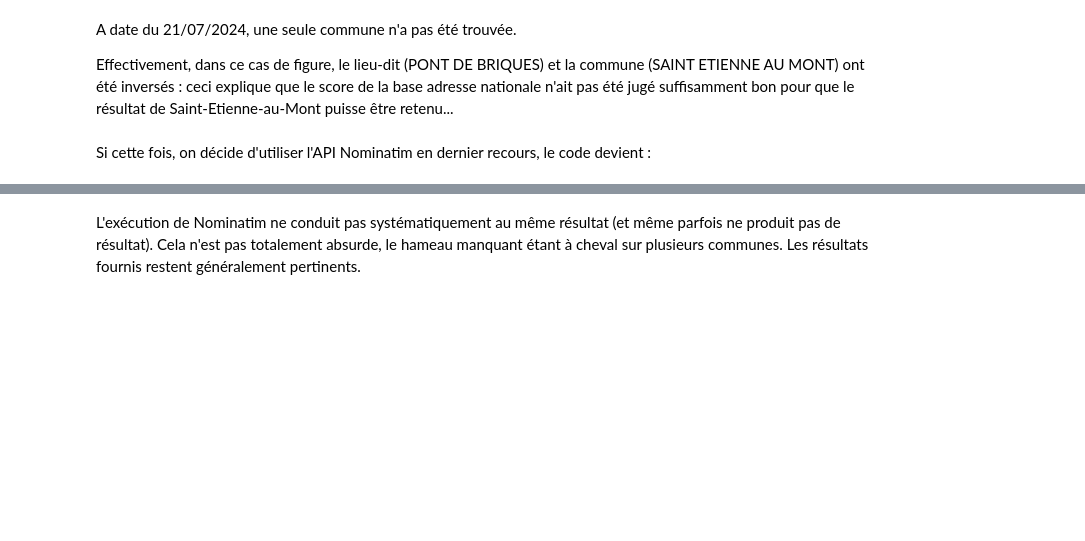
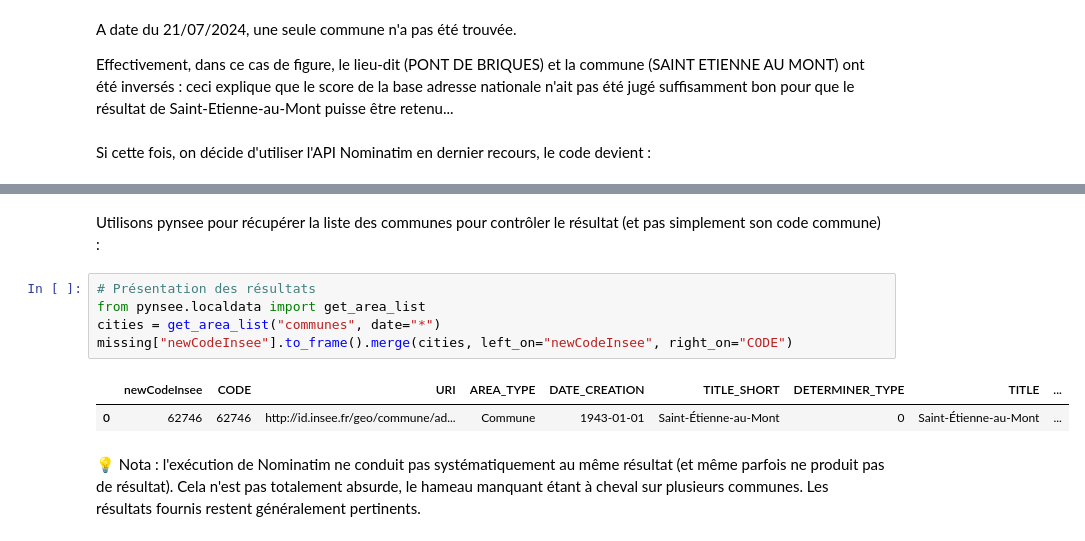
Before and after one commit to tgrandje/french-cities, a Jupyter notebook: notebooks_docs/usecase_1.ipynb, the cells around one changed output, grey strips where cells are left out. Saved outputs shown, nothing was run; the diff lists cells and outputs as text; blank space fills up the shorter version.

```diff
--- a/notebooks_docs/usecase_1.ipynb
+++ b/notebooks_docs/usecase_1.ipynb
@@ -202,2 +203,12 @@ Name: newCodeInsee, dtype: object
+# %% [markdown]
+Utilisons pynsee pour récupérer la liste des communes pour contrôler le résultat (et pas simplement son code commune) :
+# %%
+# Présentation des résultats
+from pynsee.localdata import get_area_list
+cities = get_area_list("communes", date="*")
+missing["newCodeInsee"].to_frame().merge(cities, left_on="newCodeInsee", right_on="CODE")
+# %% [output]
+|  | newCodeInsee | CODE | URI | AREA_TYPE | DATE_CREATION | TITLE_SHORT | DETERMINER_TYPE | TITLE | ... |
+| 0 | 62746 | 62746 | http://id.insee.fr/geo/commune/ad... | Commune | 1943-01-01 | Saint-Étienne-au-Mont | 0 | Saint-Étienne-au-Mont | ... |
 # %% [markdown]
-L'exécution de Nominatim ne conduit pas systématiquement au même résultat (et même parfois ne produit pas de résultat). Cela n'est pas totalement absurde, le hameau manquant étant à cheval sur plusieurs communes. Les résultats fournis restent  généralement pertinents.
+💡 Nota : l'exécution de Nominatim ne conduit pas systématiquement au même résultat (et même parfois ne produit pas de résultat). Cela n'est pas totalement absurde, le hameau manquant étant à cheval sur plusieurs communes. Les résultats fournis restent  généralement pertinents.
```
Also changed, not shown: parts of 6 cells of this notebook, 3 other files.
